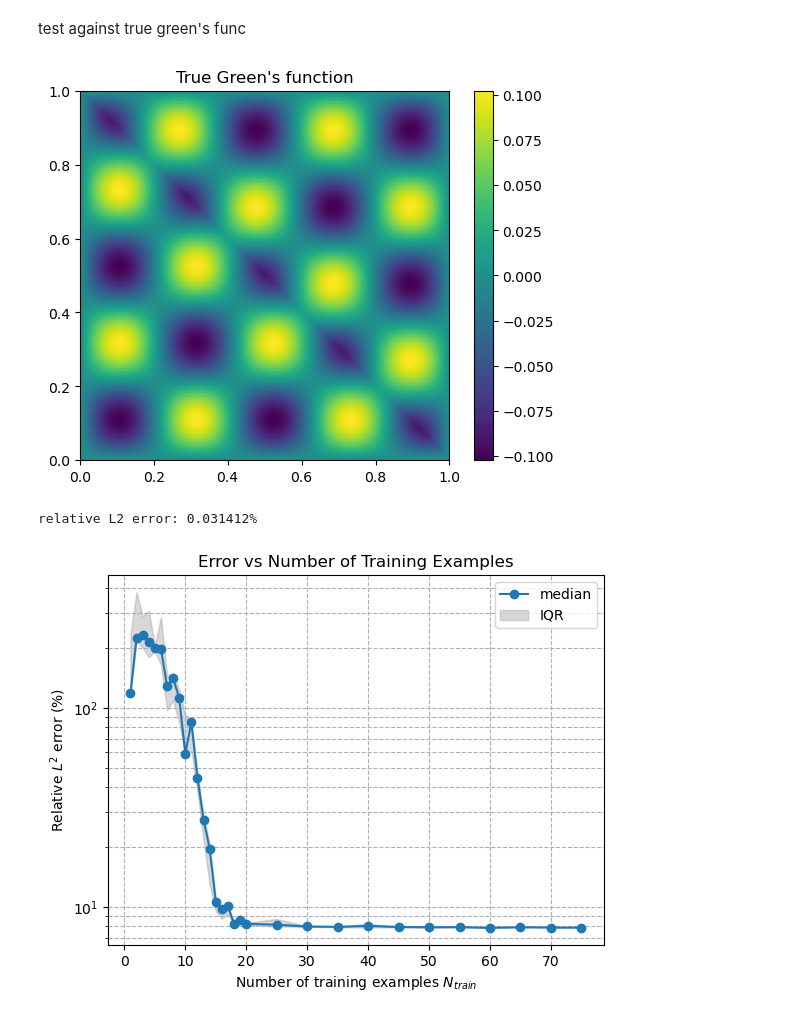
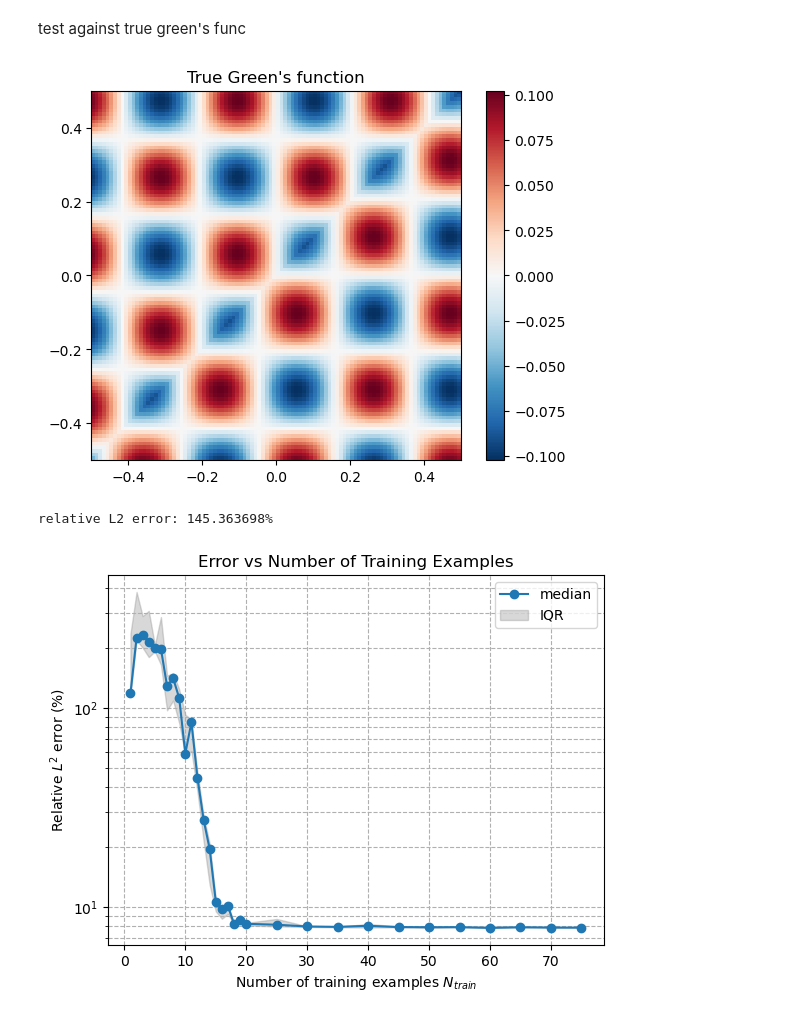
Before and after one commit to tomcjackc/greenlearning_for_GPGreen, a Jupyter notebook: error_vs_N_train.ipynb, the cells around one changed output. Saved outputs shown, nothing was run; the diff lists cells and outputs as text; code cells hidden in the pictures.

Commit message:
fix: calculation of true green's func, to make the domain correct

```diff
--- a/error_vs_N_train.ipynb
+++ b/error_vs_N_train.ipynb
@@ -159,6 +154,8 @@ N_train: 75, repeat: 4, relative L2 error: 7.866238%
 # %% [markdown]
 test against true green's func
 # %%
+import matplotlib.colors as mcolors
+
 def exact_green(x, y):
     """
     Compute
@@ -167,38 +164,39 @@ def exact_green(x, y):
 
     Supports scalar inputs or numpy arrays (uses broadcasting).
     """
     x = np.asarray(x)
     y = np.asarray(y)
     coef = 1.0 / (15 * np.sin(15))
     term_when_le = np.sin(15 * x) * np.sin(15 * (y - 1))
     term_when_gt = np.sin(15 * y) * np.sin(15 * (x - 1))
     return coef * np.where(x <= y, term_when_le, term_when_gt)
 
-u = raw_data['F'][::resample, -N_test:] # (200, N_test)
-fine_domain_u = np.linspace(0, 1, 200)
+u = raw_data['F'][::2 * resample, -N_test:] # (100, N_test)
+domain_u = raw_data['X'][::resample, 0] - 0.5
+fine_domain_u = np.linspace(0, 1, 100) - 0.5
 
 X, Y = np.meshgrid(domain_u, fine_domain_u, indexing='ij')  # (100, 100), (100, 100)
 G_true = exact_green(X, Y)  # (100, 100)
 
 plt.figure()
-plt.imshow(G_true, extent=(domain_u.min(), domain_u.max(), domain_u.min(), domain_u.max()))
+plt.imshow(G_true, extent=(domain_u.min(), domain_u.max(), domain_u.min(), domain_u.max()), cmap='RdBu_r', norm=mcolors.TwoSlopeNorm(vcenter=0), origin='lower')
 plt.colorbar()
 plt.title('True Green\'s function')
 plt.show()
 
 integrand = G_true[:, :, None] * u[None, :, :]  # (100, 100, N_test)  # broadcast u over columns (y-axis)
 
 v_est = np.trapz(integrand, x=fine_domain_u, axis=1) # (100, N_test)  # integrate over y (axis=1)
 
 vT = v.T
 v_estT = v_est.T
 
 error = relative_L2_error(vT, v_estT)
 
 print(f'relative L2 error: {error:f}%')
 # %% [output]
-[figure, old version]
+[figure, new version]
-relative L2 error: 0.031412%
+relative L2 error: 145.363698%
 # %%
 data = pd.read_csv('error_vs_N_train.csv')
 
```
Also changed, not shown: parts of 1 cell of this notebook.
